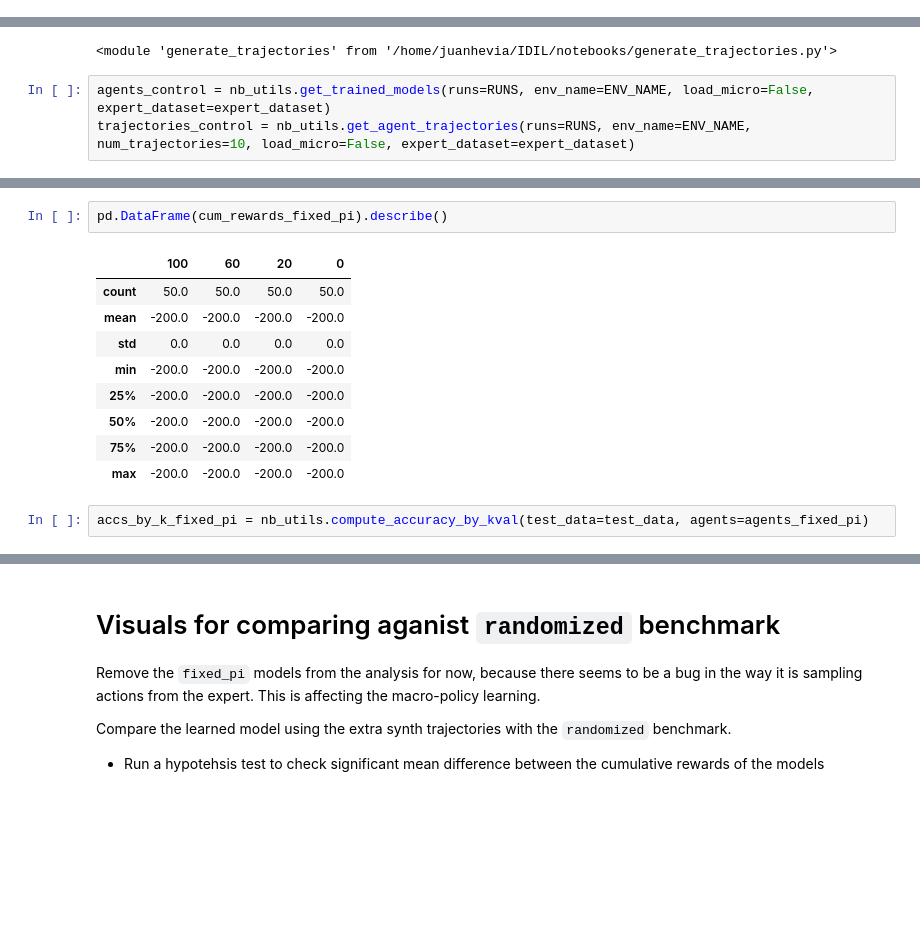
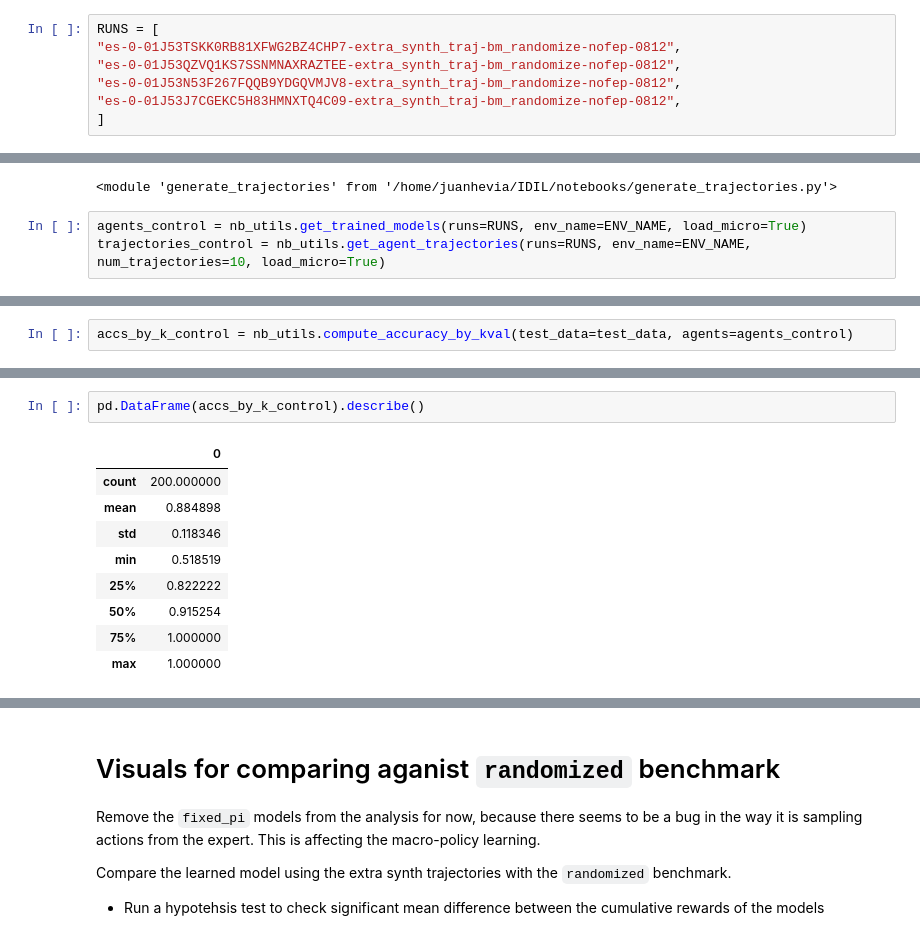
Before and after one commit to unhelkarlab/IDIL, a Jupyter notebook: notebooks/12_comparison_extra_synth_trajs.ipynb, the cells around one changed output, grey strips where cells are left out. Drawn from its saved outputs; the diff is of its cells as text; blank space fills up the shorter version.

Commit message:
added visuals for randomized benchmark at k = 0

```diff
--- a/notebooks/12_comparison_extra_synth_trajs.ipynb
+++ b/notebooks/12_comparison_extra_synth_trajs.ipynb
@@ -359,0 +330,7 @@ RUNS = [
+# %%
+RUNS = [
+"es-0-01J53TSKK0RB81XFWG2BZ4CHP7-extra_synth_traj-bm_randomize-nofep-0812",
+"es-0-01J53QZVQ1KS7SSNMNAXRAZTEE-extra_synth_traj-bm_randomize-nofep-0812",
+"es-0-01J53N53F267FQQB9YDGQVMJV8-extra_synth_traj-bm_randomize-nofep-0812",
+"es-0-01J53J7CGEKC5H83HMNXTQ4C09-extra_synth_traj-bm_randomize-nofep-0812",
+]
@@ -363,6 +345,6 @@ importlib.reload(traj_utils)
 # %% [output]
 <module 'generate_trajectories' from '/home/juanhevia/IDIL/notebooks/generate_trajectories.py'>
 # %%
-agents_control = nb_utils.get_trained_models(runs=RUNS, env_name=ENV_NAME, load_micro=False, expert_dataset=expert_dataset)
-trajectories_control = nb_utils.get_agent_trajectories(runs=RUNS, env_name=ENV_NAME, num_trajectories=10, load_micro=False, expert_dataset=expert_dataset)
+agents_control = nb_utils.get_trained_models(runs=RUNS, env_name=ENV_NAME, load_micro=True)
+trajectories_control = nb_utils.get_agent_trajectories(runs=RUNS, env_name=ENV_NAME, num_trajectories=10, load_micro=True)
 # %% [output]
@@ -427,0 +409,2 @@ Each kval has 50 cum_rewards, matching the 5 x 10 trajectories generated for eac
+# %%
+accs_by_k_control = nb_utils.compute_accuracy_by_kval(test_data=test_data, agents=agents_control)
@@ -428,14 +423,12 @@ Each kval has 50 cum_rewards, matching the 5 x 10 trajectories generated for eac
 # %%
-pd.DataFrame(cum_rewards_fixed_pi).describe()
+pd.DataFrame(accs_by_k_control).describe()
 # %% [output]
-|  | 100 | 60 | 20 | 0 |
-| count | 50.0 | 50.0 | 50.0 | 50.0 |
-| mean | -200.0 | -200.0 | -200.0 | -200.0 |
-| std | 0.0 | 0.0 | 0.0 | 0.0 |
-| min | -200.0 | -200.0 | -200.0 | -200.0 |
-| 25% | -200.0 | -200.0 | -200.0 | -200.0 |
-| 50% | -200.0 | -200.0 | -200.0 | -200.0 |
-| 75% | -200.0 | -200.0 | -200.0 | -200.0 |
-| max | -200.0 | -200.0 | -200.0 | -200.0 |
+|  | 0 |
+| count | 200.000000 |
+| mean | 0.884898 |
+| std | 0.118346 |
+| min | 0.518519 |
+| 25% | 0.822222 |
+| 50% | 0.915254 |
+| 75% | 1.000000 |
+| max | 1.000000 |
-# %%
-accs_by_k_fixed_pi = nb_utils.compute_accuracy_by_kval(test_data=test_data, agents=agents_fixed_pi)
```
Also changed, not shown: parts of 16 cells of this notebook.
